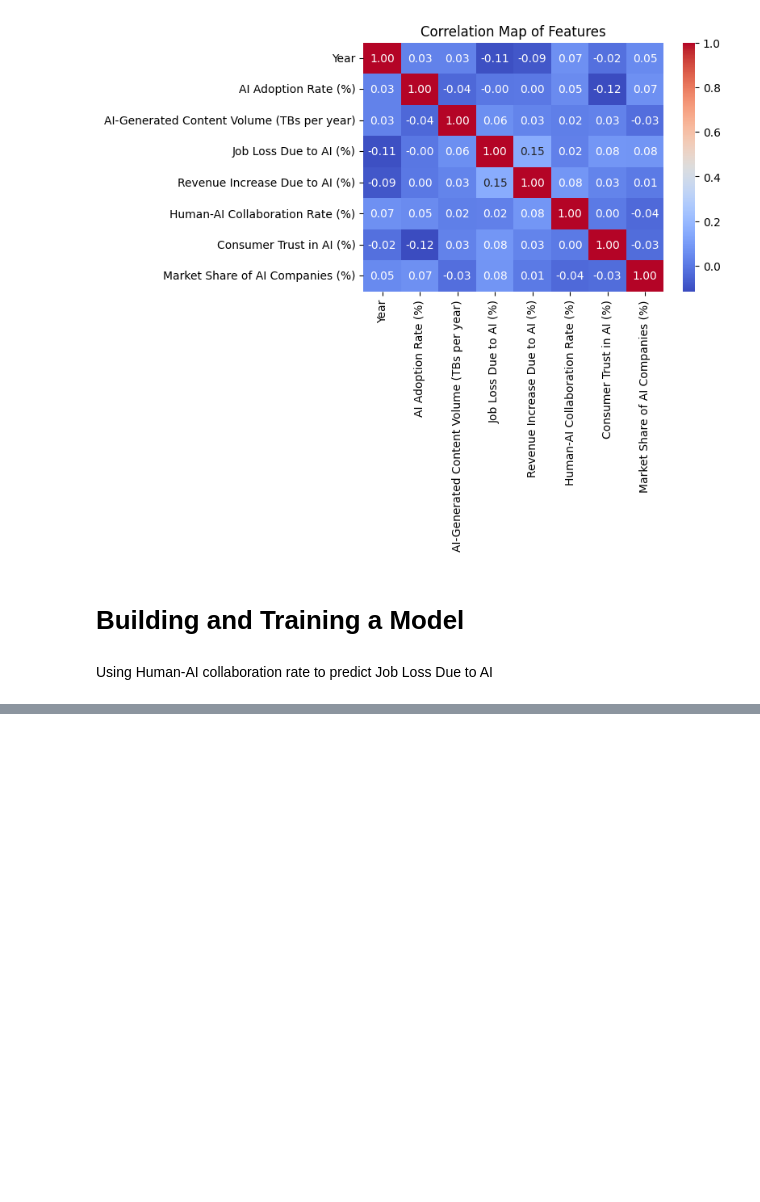
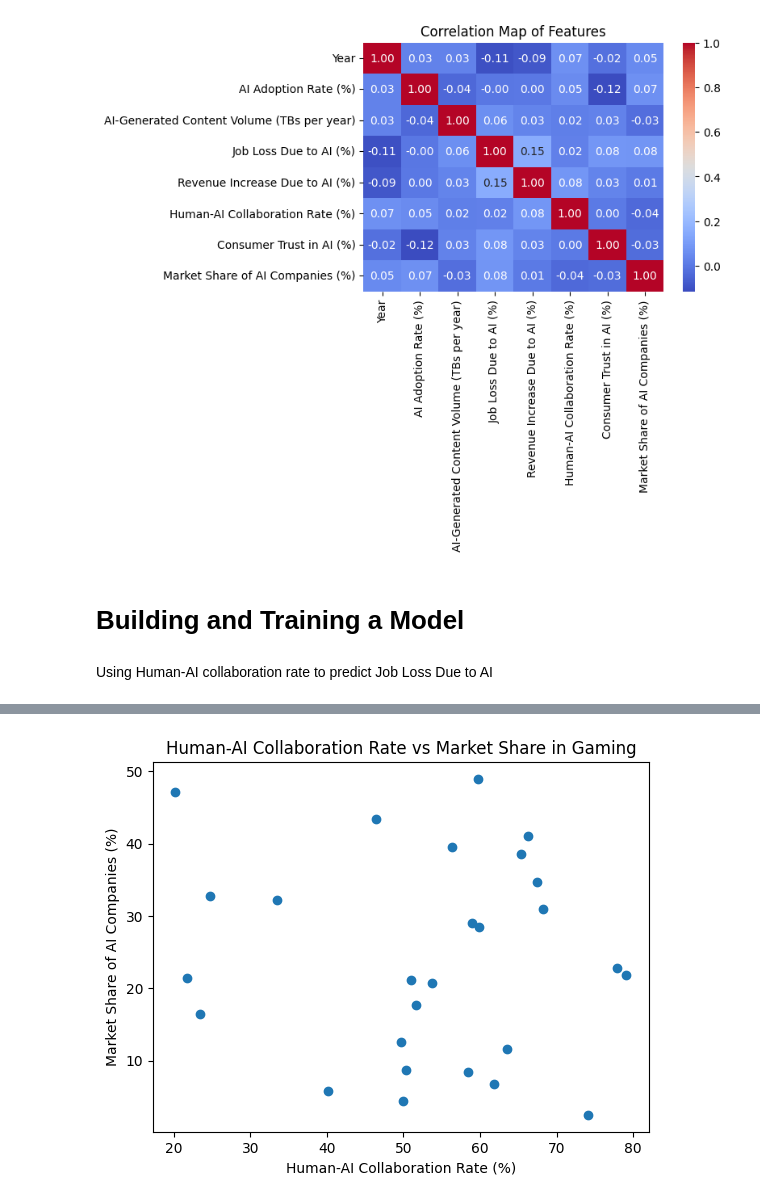
Before and after one commit to SaanvikaVanga/FTI-DSRP-AI_Impact_Research, a Jupyter notebook: Code_For_AI_Impact_Research.ipynb, the cells around one changed output, grey strips where cells are left out. Saved outputs shown, nothing was run; the diff lists cells and outputs as text; code cells hidden in the pictures; blank space fills up the shorter version.

```diff
--- a/Code_For_AI_Impact_Research.ipynb
+++ b/Code_For_AI_Impact_Research.ipynb
@@ -433,0 +470,8 @@ plt.show()
+# %%
+plt.scatter(gaming_df['Human-AI Collaboration Rate (%)'], gaming_df['Market Share of AI Companies (%)'])
+plt.xlabel('Human-AI Collaboration Rate (%)')
+plt.ylabel('Market Share of AI Companies (%)')
+plt.title('Human-AI Collaboration Rate vs Market Share in Gaming')
+plt.show()
+# %% [output]
+[figure, added]
```
Also changed, not shown: parts of 24 cells of this notebook.
